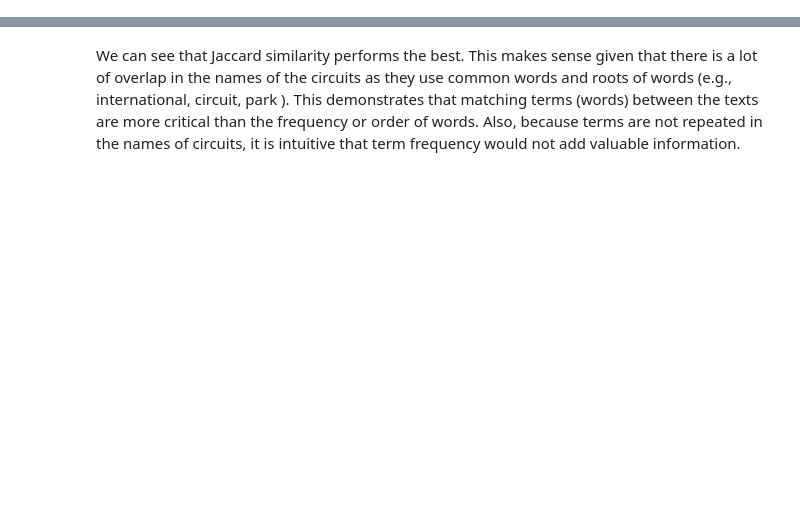
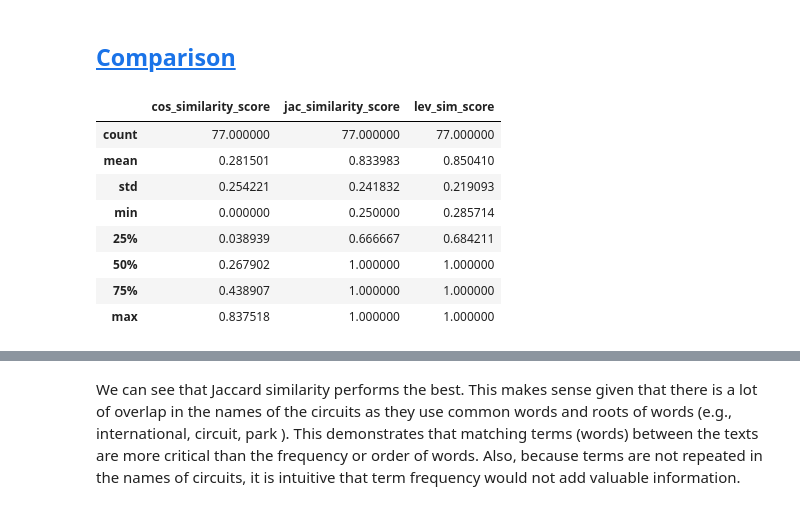
Before and after one commit to SarahAmiraslani/F1-Milestone-Tharval-Amiraslani-Korbin, a Jupyter notebook: notebooks/track-clustering.ipynb, the cells around one changed output, grey strips where cells are left out. Saved outputs shown, nothing was run; the diff lists cells and outputs as text; code cells hidden in the pictures; blank space fills up the shorter version.

```diff
--- a/notebooks/track-clustering.ipynb
+++ b/notebooks/track-clustering.ipynb
@@ -280,0 +384,32 @@ ergast_circuits[
+# %%
+cosine_similarities, features = calculate_cosine_similarity(
+    ergast_circuits,
+    wiki_circuits,
+    text_column="standardized_name",
+    ngram_range=(1, 2),
+    min_df=1,
+    max_df=0.9,
+)
+
+ergast_circuits = find_best_matches(
+    ergast_circuits, wiki_circuits, cosine_similarities, text_column="standardized_name"
+)
+
+# Display results
+print("Top 5 matches:")
+print(ergast_circuits[["name", "best_cos_match", "cos_similarity_score"]].head())
+
+print("\nMost common features (words) used in similarity calculation:")
+print(pd.Series(features).value_counts().head(10))
+
+# Analyze similarity scores
+print("\nSimilarity score statistics:")
+print(ergast_circuits["cos_similarity_score"].describe())
+
+# Find circuits with low similarity scores
+low_similarity_threshold = 0.5
+low_similarity_circuits = ergast_circuits[
+    ergast_circuits["cos_similarity_score"] < low_similarity_threshold
+]
+print(f"\nCircuits with similarity score below {low_similarity_threshold}:")
+print(low_similarity_circuits[["name", "best_cos_match", "cos_similarity_score"]])
@@ -280,0 +717,24 @@ ergast_circuits[
+# %% [markdown]
+## <a id='toc5_4_'></a>[Comparison](#toc0_)
+# %%
+ergast_circuits[
+    [
+        "name",
+        "best_cos_match",
+        "cos_similarity_score",
+        "best_jac_match",
+        "jac_similarity_score",
+        "best_lev_match",
+        "lev_sim_score",
+    ]
+].describe()
+# %% [output]
+|  | cos_similarity_score | jac_similarity_score | lev_sim_score |
+| count | 77.000000 | 77.000000 | 77.000000 |
+| mean | 0.281501 | 0.833983 | 0.850410 |
+| std | 0.254221 | 0.241832 | 0.219093 |
+| min | 0.000000 | 0.250000 | 0.285714 |
+| 25% | 0.038939 | 0.666667 | 0.684211 |
+| 50% | 0.267902 | 1.000000 | 1.000000 |
+| 75% | 0.438907 | 1.000000 | 1.000000 |
+| max | 0.837518 | 1.000000 | 1.000000 |
```
Also changed, not shown: parts of 63 cells of this notebook.
